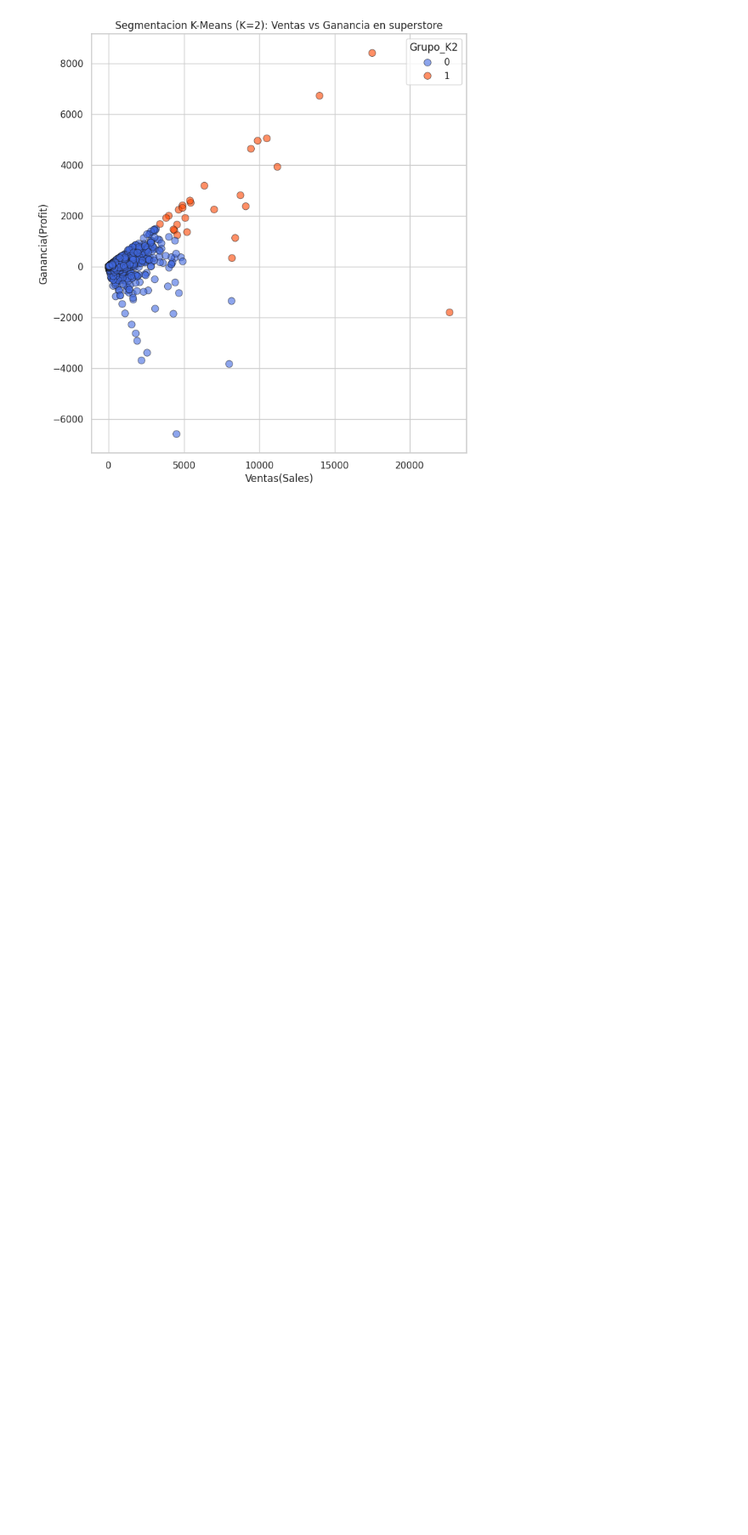
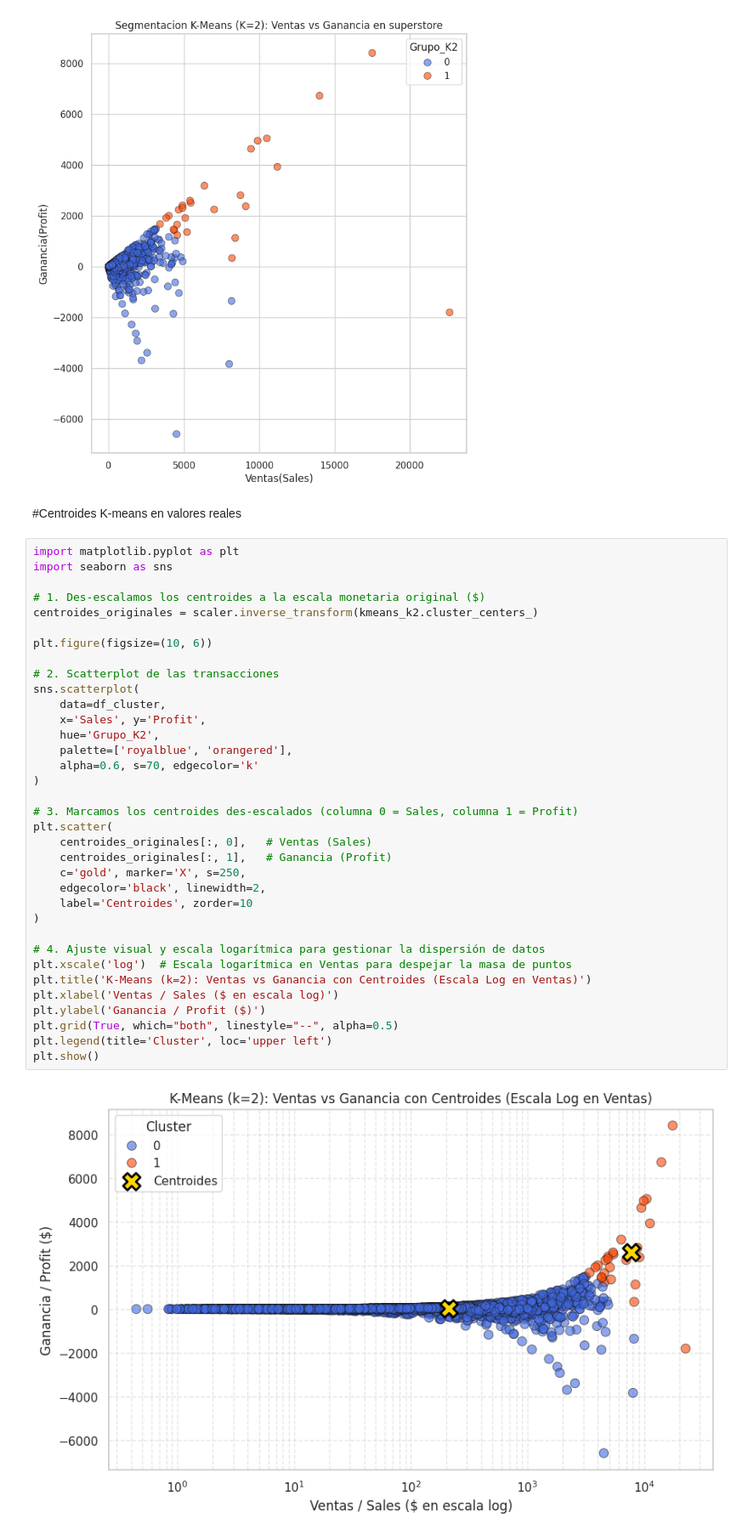
Before and after one commit to jvillagra66-oss/ml-inventario-superstore, a Jupyter notebook: notebooks/01_analisis_inventario.ipynb, the cells around one changed output. Shown at 85% size. Cells and saved outputs as stored; diff of their text form; blank space fills up the shorter version.

Commit message:
ste gráfico des-escala los centros matemáticos de cada clúster (centroides) mediante la transformación inversa del escalador (inverse_transform), ubicándolos en los valores reales de dólares de Ventas (Sales) y Ganancias (Profit).
Adicionalmente, se aplica una escala logarítmica en el eje de ventas para dispersar la concentración de transacciones pequeñas y visualizar con claridad los puntos promedios (centroides) que definen cada grupo operativo en la tienda.

```diff
--- a/notebooks/01_analisis_inventario.ipynb
+++ b/notebooks/01_analisis_inventario.ipynb
@@ -1290,3 +1290,42 @@ plt.title("Segmentacion K-Means (K=2): Ventas vs Ganancia en superstore")
 plt.show()
 # %% [output]
 [figure]
+# %% [markdown]
+#Centroides K-means en valores reales
+# %%
+import matplotlib.pyplot as plt
+import seaborn as sns
+
+# 1. Des-escalamos los centroides a la escala monetaria original ($)
+centroides_originales = scaler.inverse_transform(kmeans_k2.cluster_centers_)
+
+plt.figure(figsize=(10, 6))
+
+# 2. Scatterplot de las transacciones
+sns.scatterplot(
+    data=df_cluster,
+    x='Sales', y='Profit',
+    hue='Grupo_K2',
+    palette=['royalblue', 'orangered'],
+    alpha=0.6, s=70, edgecolor='k'
+)
+
+# 3. Marcamos los centroides des-escalados (columna 0 = Sales, columna 1 = Profit)
+plt.scatter(
+    centroides_originales[:, 0],   # Ventas (Sales)
+    centroides_originales[:, 1],   # Ganancia (Profit)
+    c='gold', marker='X', s=250,
+    edgecolor='black', linewidth=2,
+    label='Centroides', zorder=10
+)
+
+# 4. Ajuste visual y escala logarítmica para gestionar la dispersión de datos
+plt.xscale('log')  # Escala logarítmica en Ventas para despejar la masa de puntos
+plt.title('K-Means (k=2): Ventas vs Ganancia con Centroides (Escala Log en Ventas)')
+plt.xlabel('Ventas / Sales ($ en escala log)')
+plt.ylabel('Ganancia / Profit ($)')
+plt.grid(True, which="both", linestyle="--", alpha=0.5)
+plt.legend(title='Cluster', loc='upper left')
+plt.show()
+# %% [output]
+[figure, added]
```
